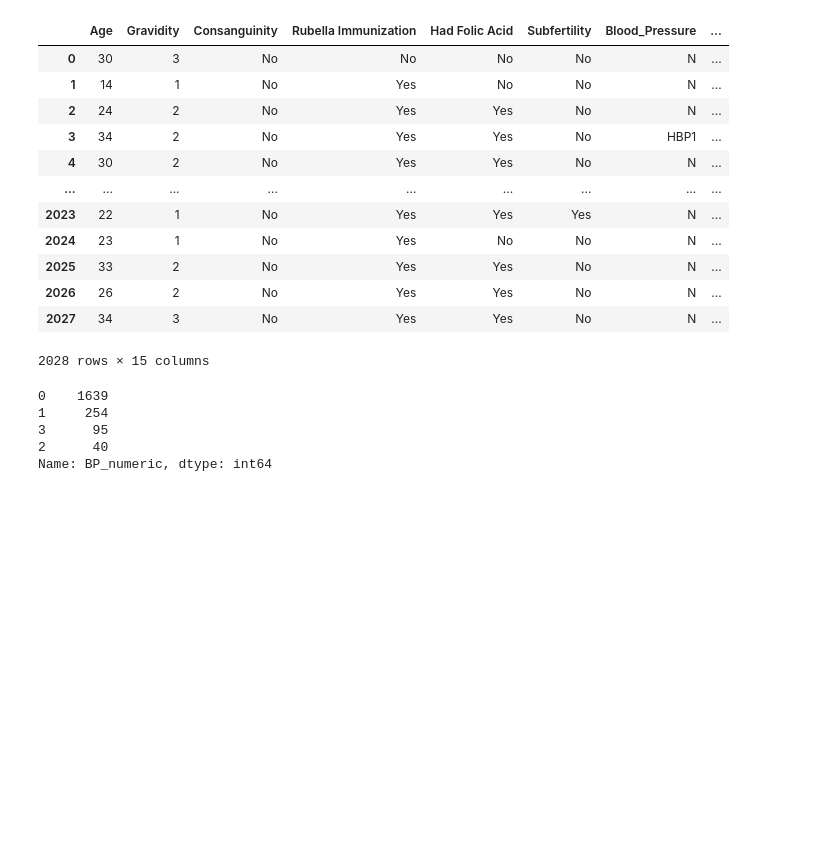
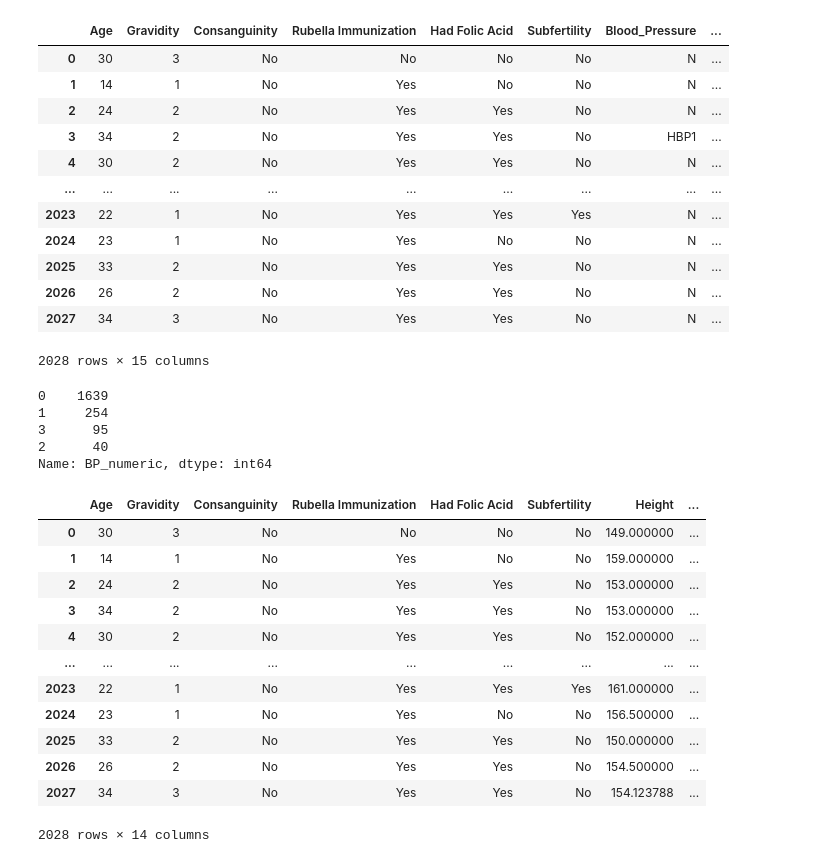
Before and after one commit to UmeshikaThathsarani/PregRed, a Jupyter notebook: Pregred_Somaskaran.ipynb, the cells around one changed output. Cells and saved outputs as stored; diff of their text form; code cells hidden in the pictures; blank space fills up the shorter version.

```diff
--- a/Pregred_Somaskaran.ipynb
+++ b/Pregred_Somaskaran.ipynb
@@ -303,3 +303,21 @@ df5.BP_numeric.value_counts()
 3      95
 2      40
 Name: BP_numeric, dtype: int64
+# %%
+df5.drop('Blood_Pressure',
+  axis='columns', inplace=True)
+df5
+# %% [output]
+|  | Age | Gravidity | Consanguinity | Rubella Immunization | Had Folic Acid | Subfertility | Height | ... |
+| 0 | 30 | 3 | No | No | No | No | 149.000000 | ... |
+| 1 | 14 | 1 | No | Yes | No | No | 159.000000 | ... |
+| 2 | 24 | 2 | No | Yes | Yes | No | 153.000000 | ... |
+| 3 | 34 | 2 | No | Yes | Yes | No | 153.000000 | ... |
+| 4 | 30 | 2 | No | Yes | Yes | No | 152.000000 | ... |
+| ... | ... | ... | ... | ... | ... | ... | ... | ... |
+| 2023 | 22 | 1 | No | Yes | Yes | Yes | 161.000000 | ... |
+| 2024 | 23 | 1 | No | Yes | No | No | 156.500000 | ... |
+| 2025 | 33 | 2 | No | Yes | Yes | No | 150.000000 | ... |
+| 2026 | 26 | 2 | No | Yes | Yes | No | 154.500000 | ... |
+| 2027 | 34 | 3 | No | Yes | Yes | No | 154.123788 | ... |
+2028 rows × 14 columns
```
Also changed, not shown: parts of 3 cells of this notebook.
